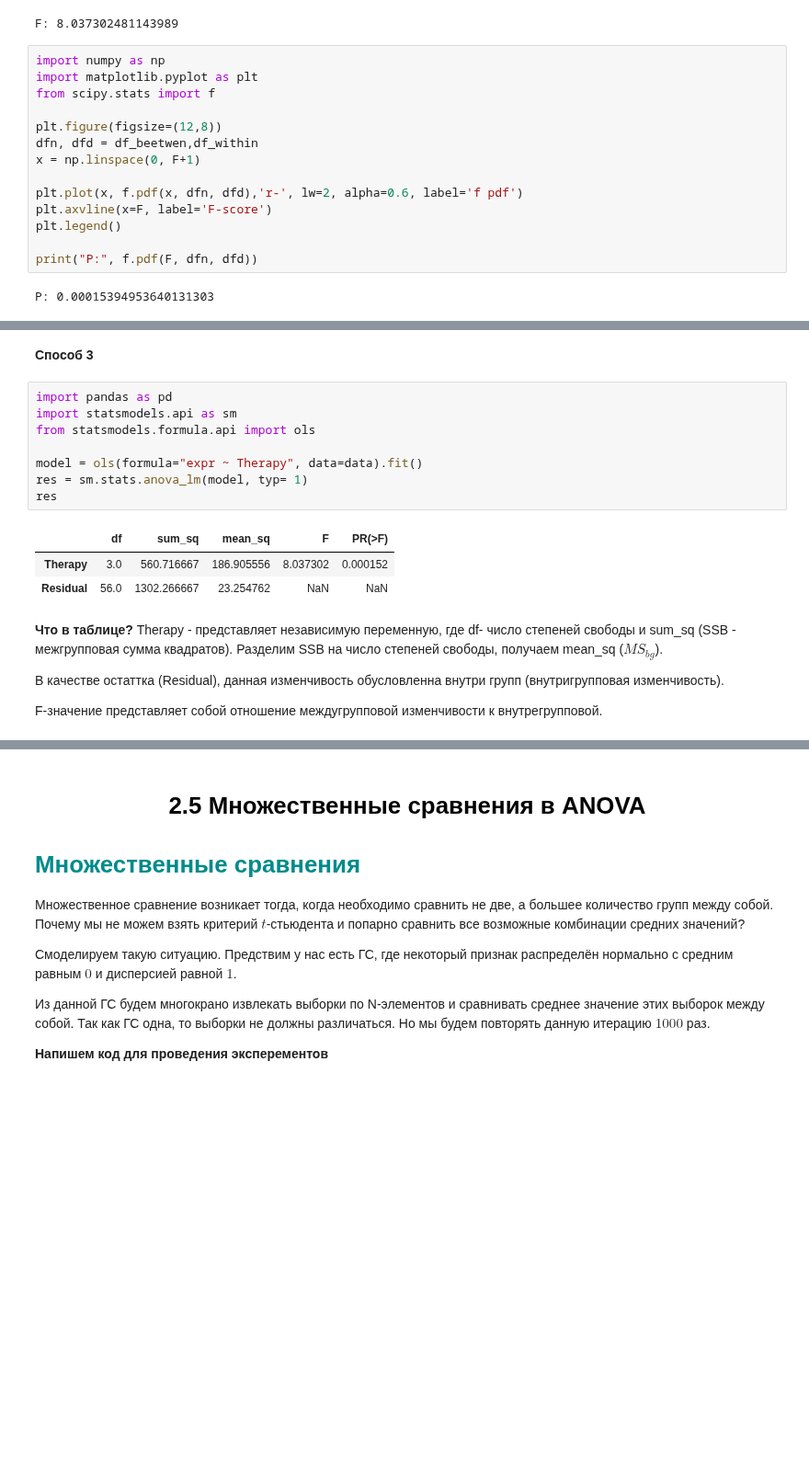
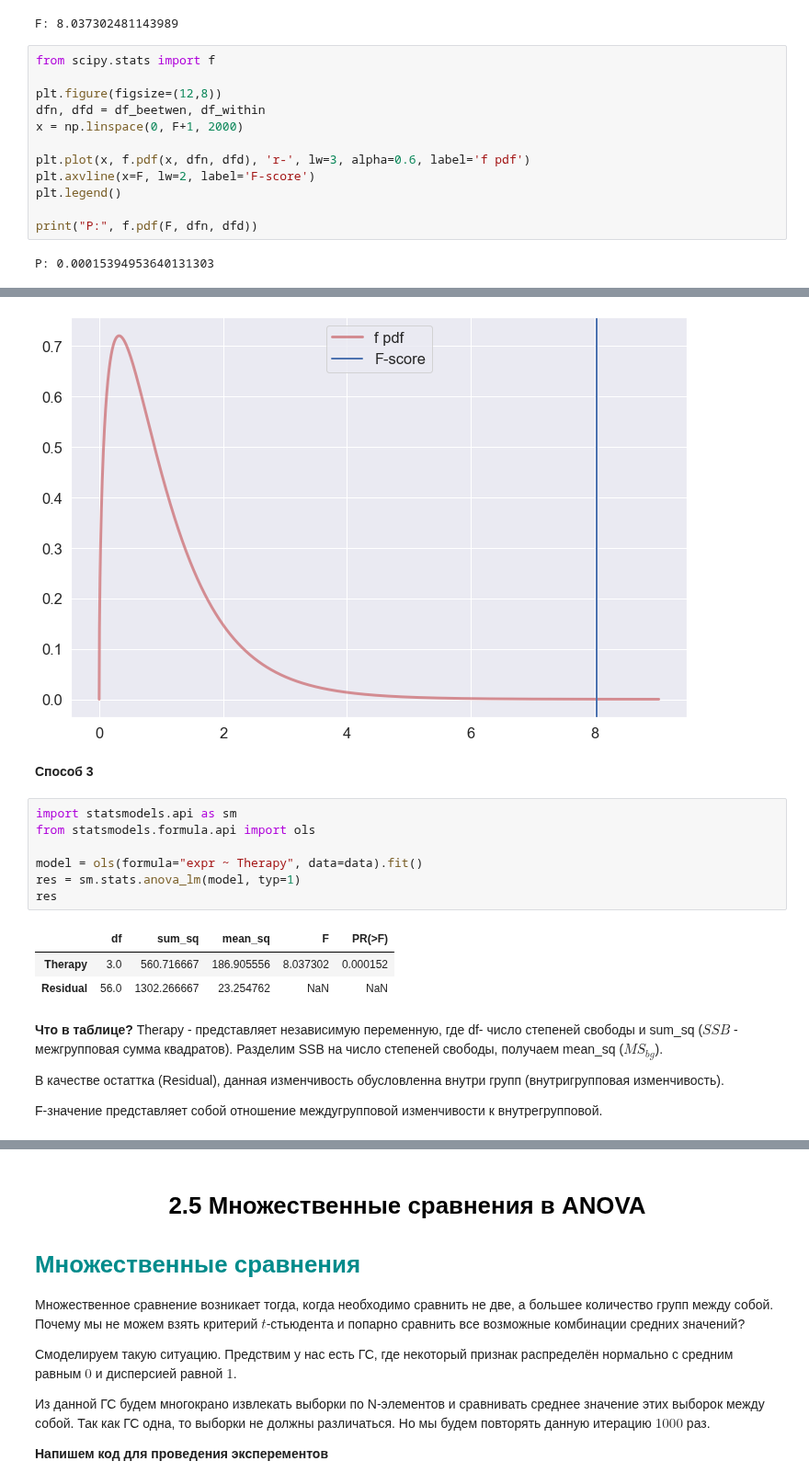
Before and after one commit to SciWake/Mathematics, a Jupyter notebook: Statistics_1_stepik/2_Comparison_of_averages.ipynb, the cells around one changed output, grey strips where cells are left out. Shown at 92% size. Drawn from its saved outputs; the diff is of its cells as text; blank space fills up the shorter version.

```diff
--- a/Statistics_1_stepik/2_Comparison_of_averages.ipynb
+++ b/Statistics_1_stepik/2_Comparison_of_averages.ipynb
@@ -789,16 +802,14 @@ print("F:", F)
 # %% [output]
 F: 8.037302481143989
 # %%
-import numpy as np
-import matplotlib.pyplot as plt
 from scipy.stats import f
 
 plt.figure(figsize=(12,8))
-dfn, dfd = df_beetwen,df_within
-x = np.linspace(0, F+1)
+dfn, dfd = df_beetwen, df_within
+x = np.linspace(0, F+1, 2000)
 
-plt.plot(x, f.pdf(x, dfn, dfd),'r-', lw=2, alpha=0.6, label='f pdf')
-plt.axvline(x=F, label='F-score')
+plt.plot(x, f.pdf(x, dfn, dfd), 'r-', lw=3, alpha=0.6, label='f pdf')
+plt.axvline(x=F, lw=2, label='F-score')
 plt.legend()
 
 print("P:", f.pdf(F, dfn, dfd))
@@ -808,12 +818,12 @@ P: 0.00015394953640131303
+[figure, added]
 # %% [markdown]
 **Способ 3**
 # %%
-import pandas as pd
 import statsmodels.api as sm
 from statsmodels.formula.api import ols
 
 model = ols(formula="expr ~ Therapy", data=data).fit()
-res = sm.stats.anova_lm(model, typ= 1)
+res = sm.stats.anova_lm(model, typ=1)
 res
 # %% [output]
 |  | df | sum_sq | mean_sq | F | PR(>F) |
@@ -821,7 +831,7 @@ res
 | Residual | 56.0 | 1302.266667 | 23.254762 | NaN | NaN |
 # %% [markdown]
 **Что в таблице?**
-Therapy - представляет независимую переменную, где df- число степеней свободы и sum_sq (SSB - межгрупповая сумма квадратов). Разделим SSB на число степеней свободы, получаем mean_sq ($MS_{bg}$).
+Therapy - представляет независимую переменную, где df- число степеней свободы и sum_sq ($SSB$ - межгрупповая сумма квадратов). Разделим SSB на число степеней свободы, получаем mean_sq ($MS_{bg}$).
 
 В качестве остаттка (Residual), данная изменчивость обусловленна внутри групп (внутригрупповая изменчивость).
 
```
Also changed, not shown: parts of 17 cells of this notebook.
